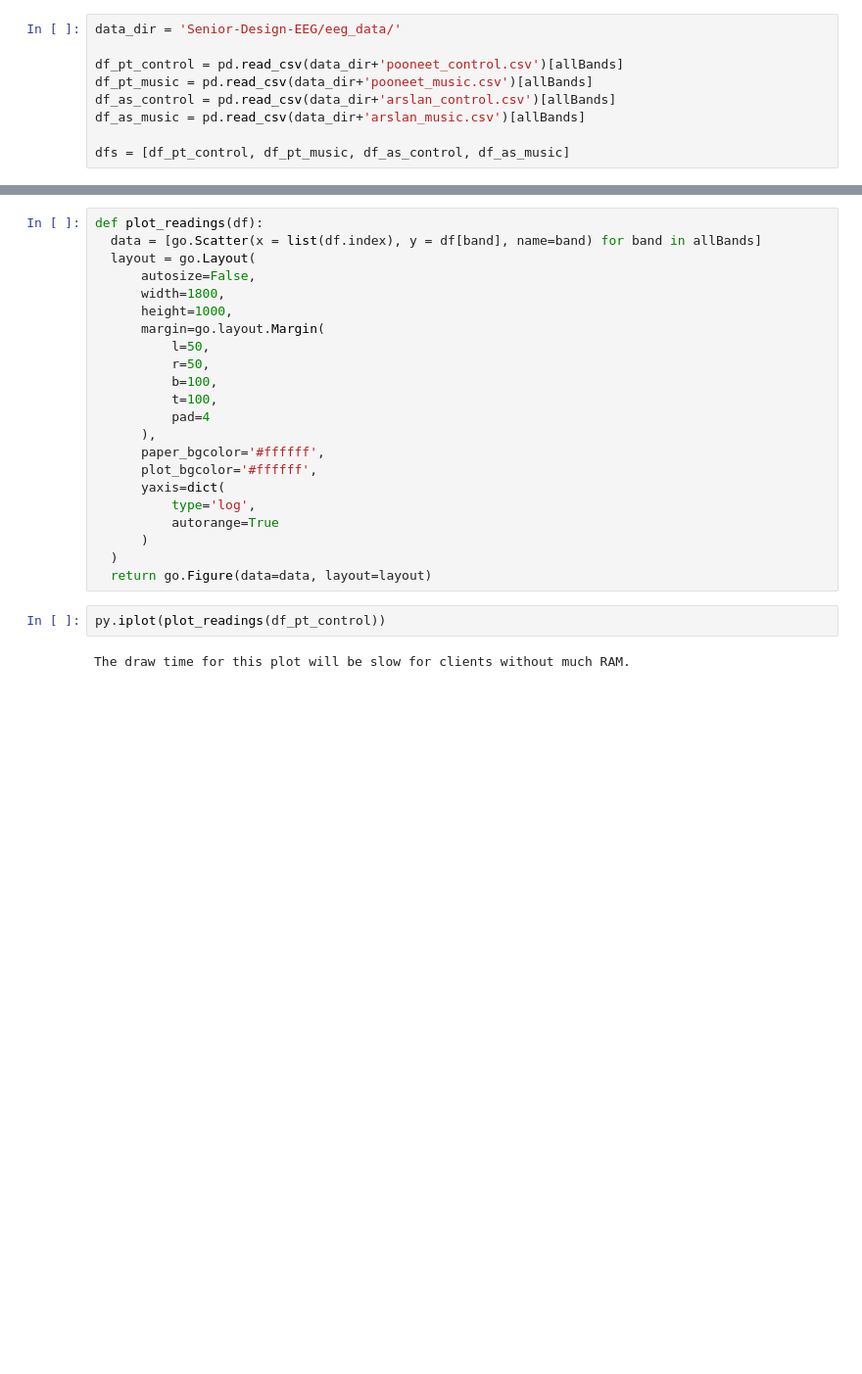
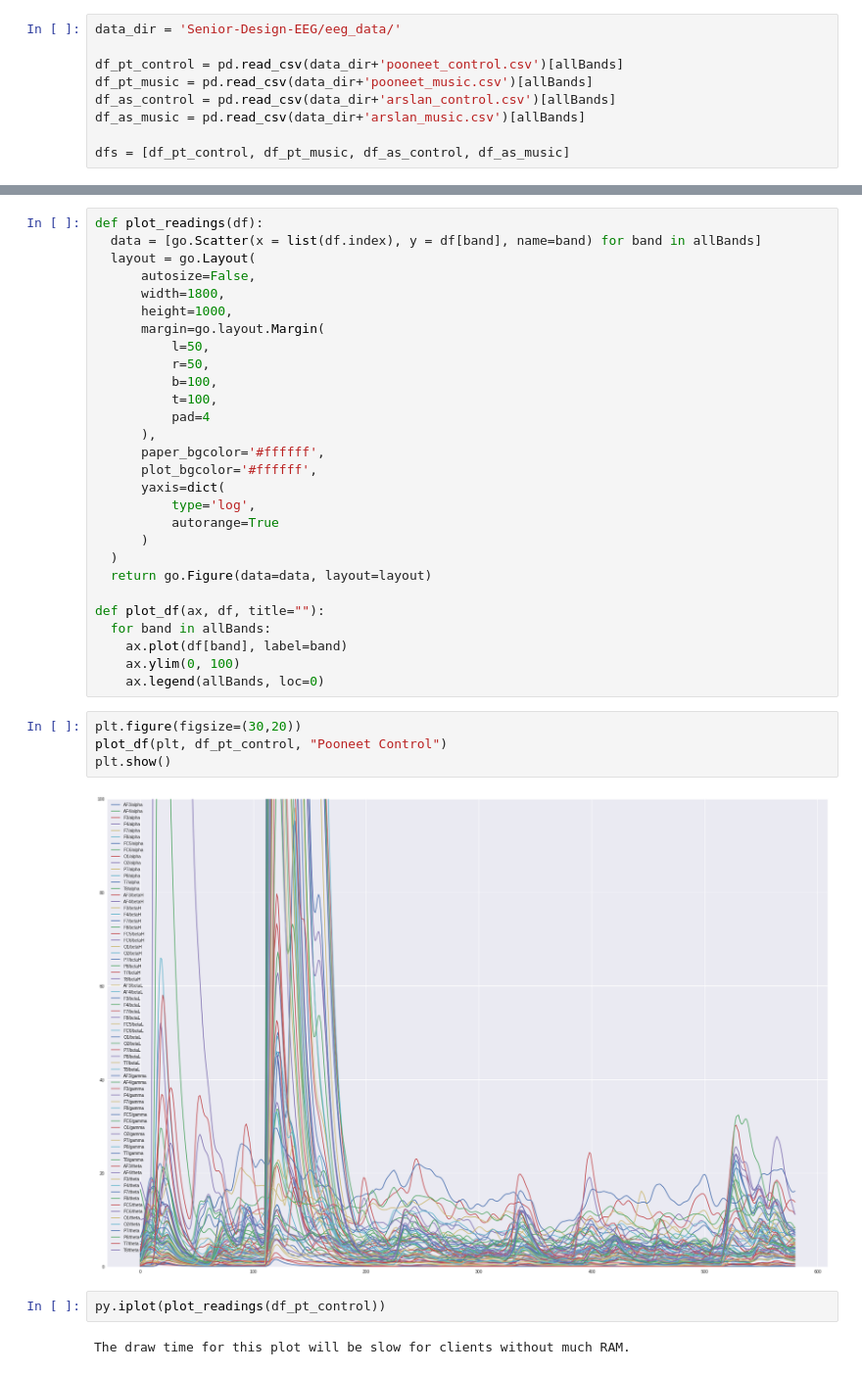
Before and after one commit to Hanssel36/Senior-Design-EEG, a Jupyter notebook: Visualization_plotly.ipynb, the cells around one changed output, grey strips where cells are left out. Shown at 98% size. Saved outputs shown, nothing was run; the diff lists cells and outputs as text; blank space fills up the shorter version.

```diff
--- a/Visualization_plotly.ipynb
+++ b/Visualization_plotly.ipynb
@@ -60,6 +57,18 @@ def plot_readings(df):
       )
   )
   return go.Figure(data=data, layout=layout)
+
+def plot_df(ax, df, title=""):
+  for band in allBands:
+    ax.plot(df[band], label=band)
+    ax.ylim(0, 100)
+    ax.legend(allBands, loc=0)
+# %%
+plt.figure(figsize=(30,20))
+plot_df(plt, df_pt_control, "Pooneet Control")
+plt.show()
+# %% [output]
+[figure, added]
 # %%
 py.iplot(plot_readings(df_pt_control))
 # %% [output]
```
Also changed, not shown: parts of 16 cells of this notebook.
